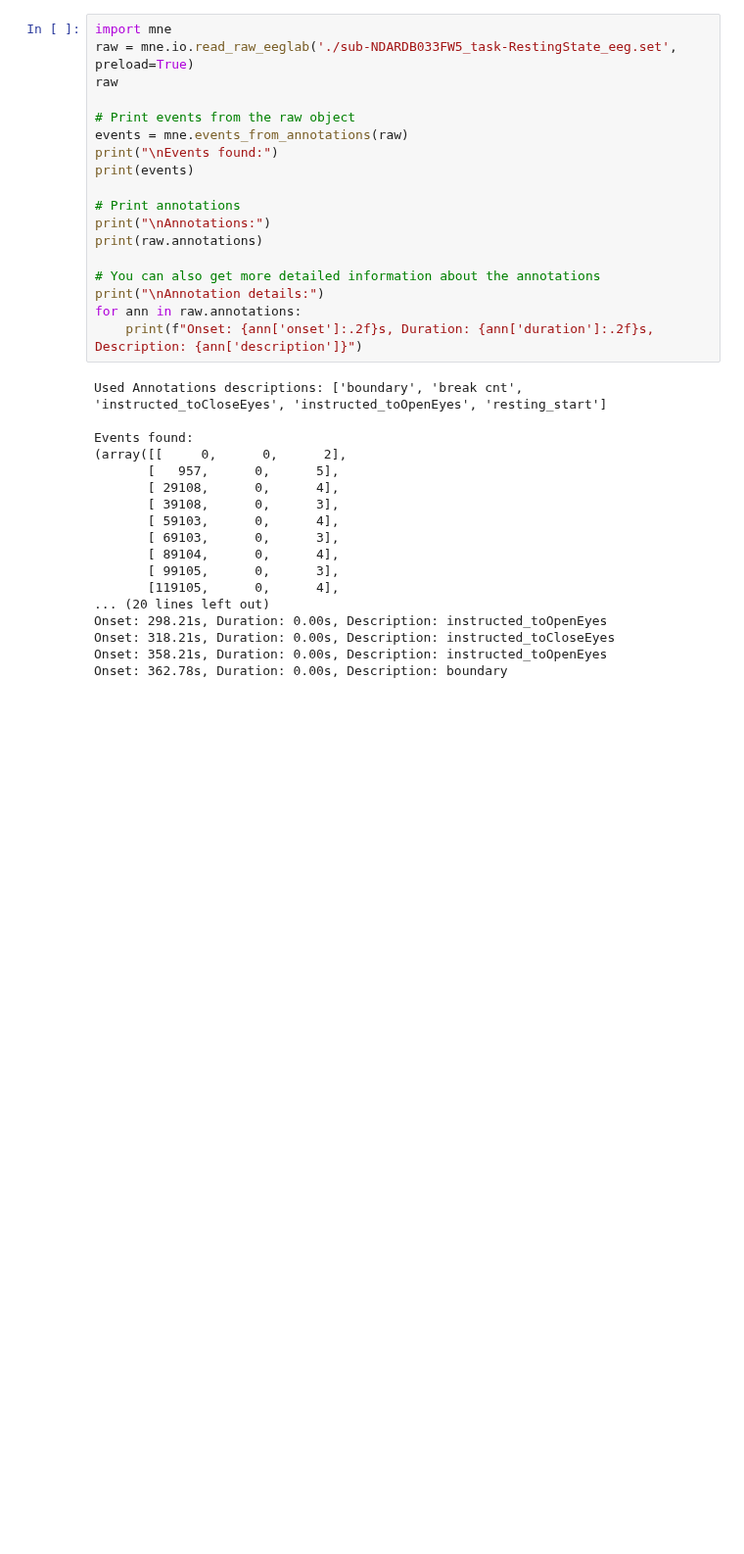
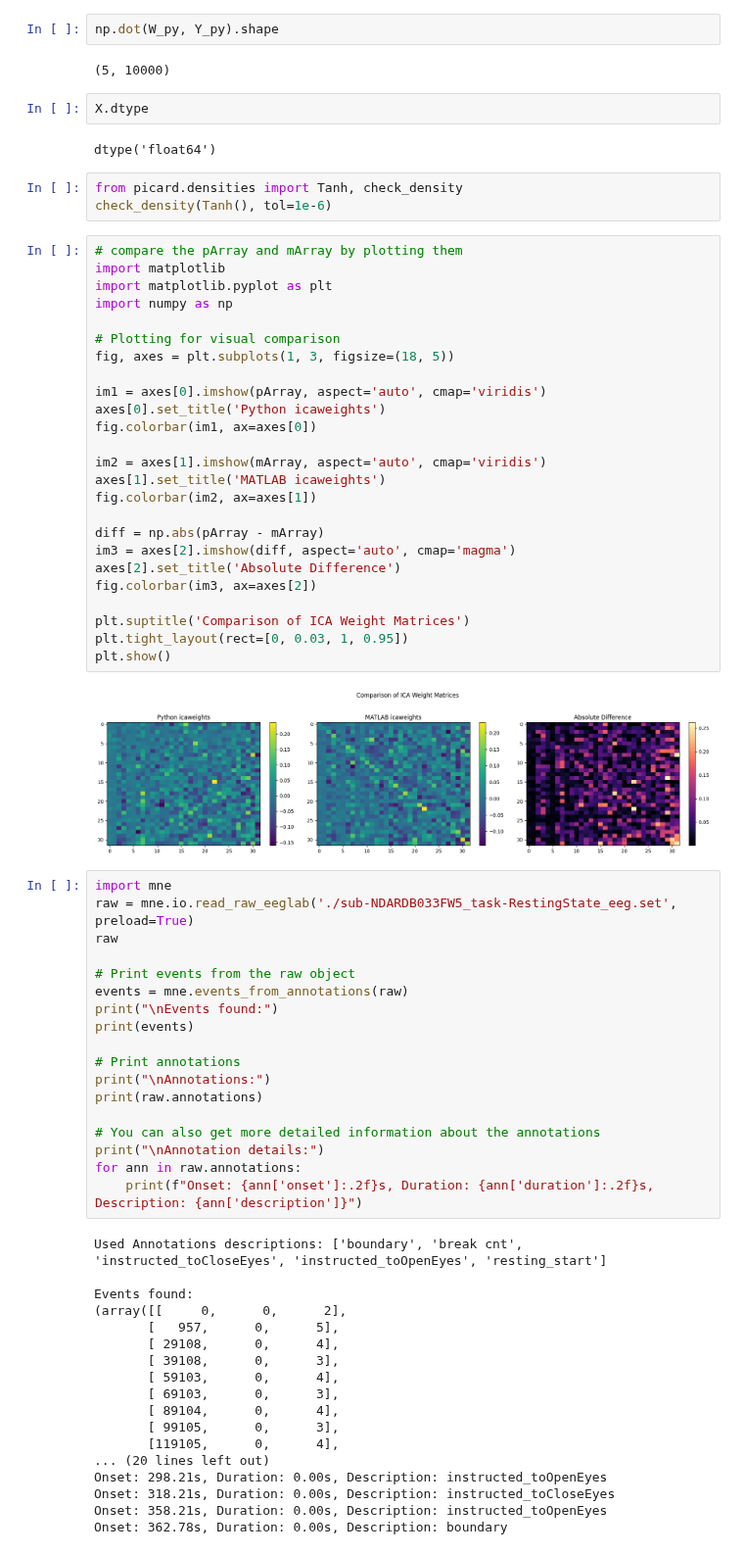
Before and after one commit to sccn/eegprep, a Jupyter notebook: notebooks/sandbox.ipynb, the cells around one changed output. Shown at 98% size. Cells and saved outputs as stored; diff of their text form; blank space fills up the shorter version.

Commit message:
picard testing functions

```diff
--- a/notebooks/sandbox.ipynb
+++ b/notebooks/sandbox.ipynb
@@ -1,3 +555,41 @@
+# %%
+np.dot(W_py, Y_py).shape
+# %% [output]
+(5, 10000)
+# %%
+X.dtype
+# %% [output]
+dtype('float64')
+# %%
+from picard.densities import Tanh, check_density
+check_density(Tanh(), tol=1e-6)
+# %%
+# compare the pArray and mArray by plotting them
+import matplotlib
+import matplotlib.pyplot as plt
+import numpy as np
+
+# Plotting for visual comparison
+fig, axes = plt.subplots(1, 3, figsize=(18, 5))
+
+im1 = axes[0].imshow(pArray, aspect='auto', cmap='viridis')
+axes[0].set_title('Python icaweights')
+fig.colorbar(im1, ax=axes[0])
+
+im2 = axes[1].imshow(mArray, aspect='auto', cmap='viridis')
+axes[1].set_title('MATLAB icaweights')
+fig.colorbar(im2, ax=axes[1])
+
+diff = np.abs(pArray - mArray)
+im3 = axes[2].imshow(diff, aspect='auto', cmap='magma')
+axes[2].set_title('Absolute Difference')
+fig.colorbar(im3, ax=axes[2])
+
+plt.suptitle('Comparison of ICA Weight Matrices')
+plt.tight_layout(rect=[0, 0.03, 1, 0.95])
+plt.show()
+# %% [output]
+[figure, added]
 # %%
 import mne
 raw = mne.io.read_raw_eeglab('./sub-NDARDB033FW5_task-RestingState_eeg.set', preload=True)
```
Also changed, not shown: parts of 3 cells of this notebook, 7 other files.
